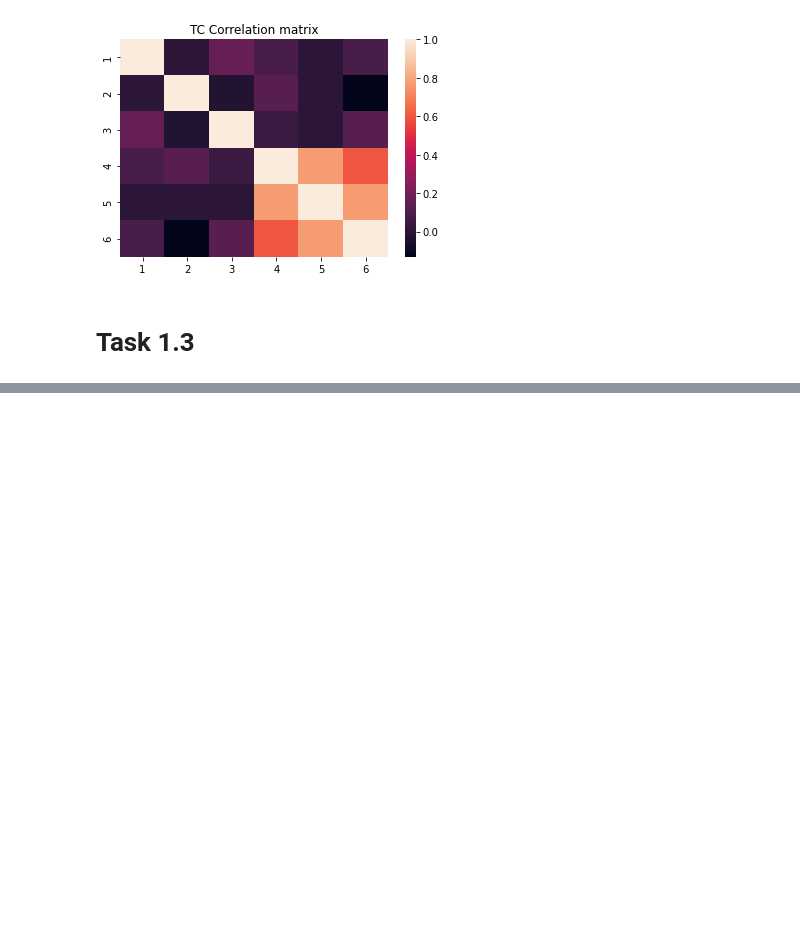
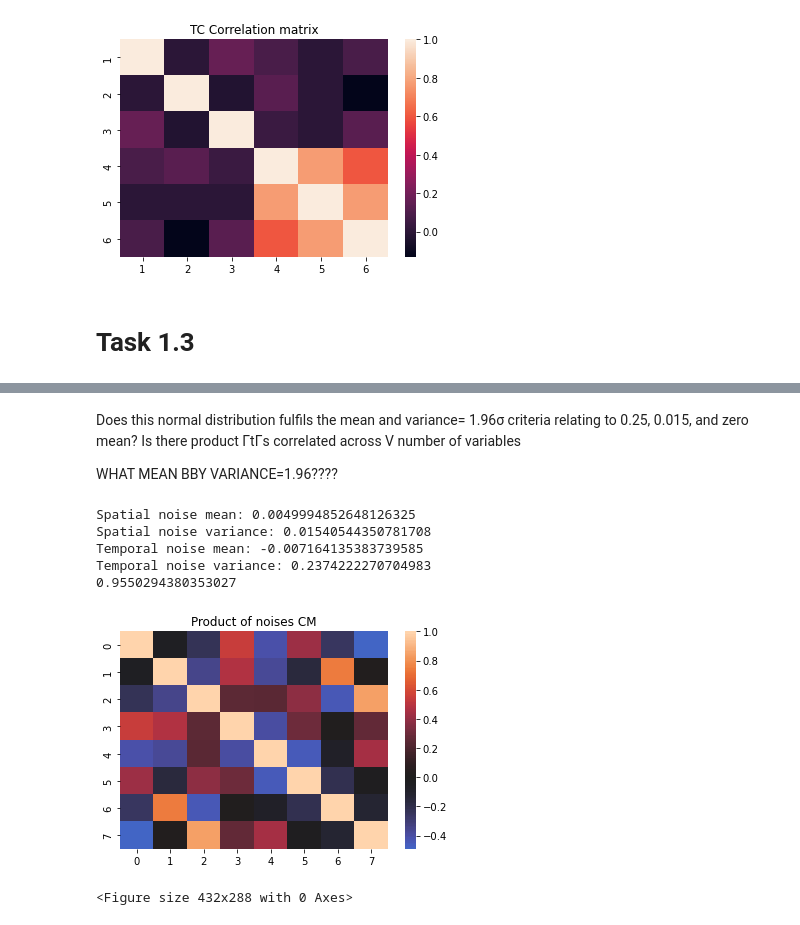
Before and after one commit to TonstarHipHop/MAST30034_Ass1, a Jupyter notebook: code.ipynb, the cells around one changed output, grey strips where cells are left out. Saved outputs shown, nothing was run; the diff lists cells and outputs as text; code cells hidden in the pictures; blank space fills up the shorter version.

```diff
--- a/code.ipynb
+++ b/code.ipynb
@@ -114,0 +171,30 @@ df.corr
+# %% [markdown]
+Does this normal distribution fulfils the mean and
+variance= 1.96σ criteria relating to 0.25, 0.015, and zero mean? Is there product ΓtΓs
+correlated across V number of variables
+
+WHAT MEAN BBY VARIANCE=1.96????
+# %%
+print('Spatial noise mean:', np.mean(SM_noise_flat))
+print('Spatial noise variance:',np.var(SM_noise_flat))
+print('Temporal noise mean:',np.mean(TC_noise_flat))
+print('Temporal noise variance:', np.var(TC_noise_flat))
+
+print(1.96*np.std(TC_noise_flat))
+
+product = np.matmul(TC_noise,SM_noise)
+product = product[:,0:8]
+product_corr = np.corrcoef(product, rowvar=False)
+sns.heatmap(product_corr, center=0)
+plt.title('Product of noises CM')
+plt.savefig('plots/Product of noises CM')
+plt.figure()
+plt.clf()
+# %% [output]
+Spatial noise mean: 0.0049994852648126325
+Spatial noise variance: 0.01540544350781708
+Temporal noise mean: -0.007164135383739585
+Temporal noise variance: 0.2374222270704983
+0.9550294380353027
+[figure, added]
+<Figure size 432x288 with 0 Axes>
```
Also changed, not shown: parts of 11 cells of this notebook, 6 other files.
